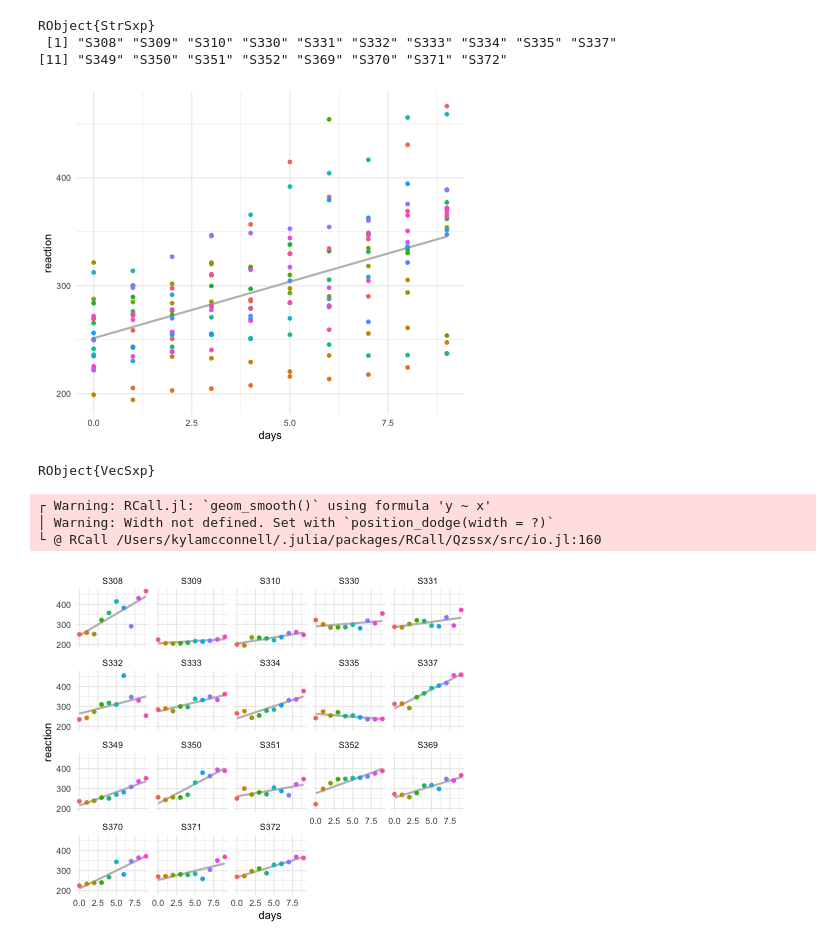
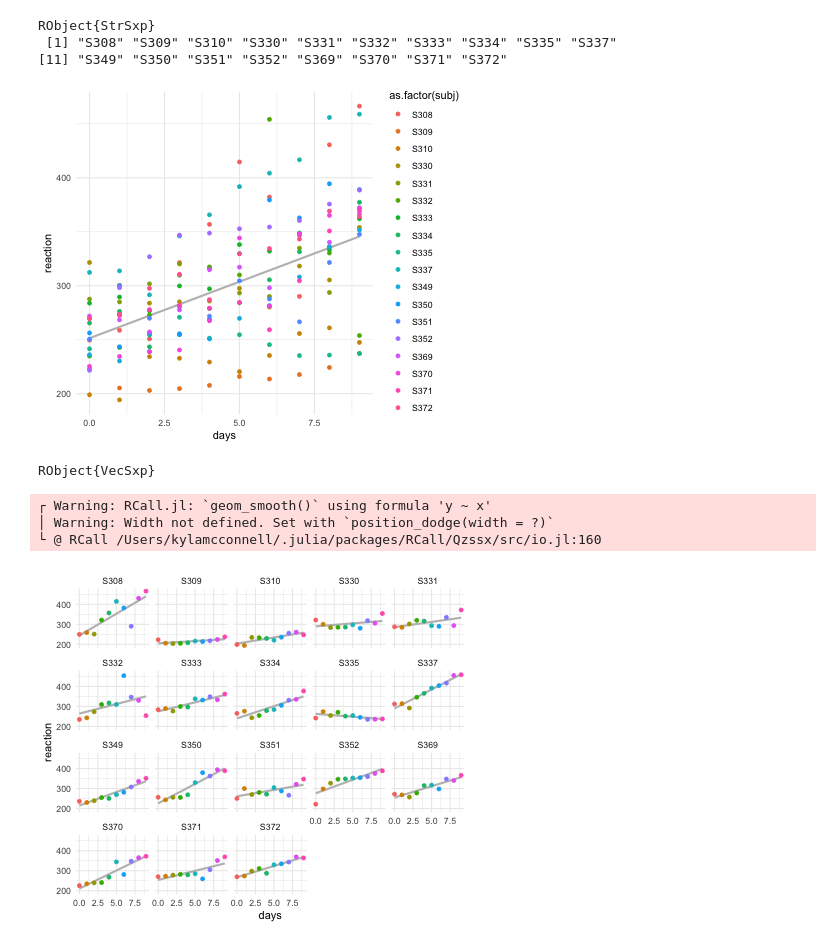
Before and after one commit to kyla-mcconnell/juliaR, a Jupyter notebook: Julia for R Lovers 2.ipynb, the cells around one changed output. Drawn from its saved outputs; the diff is of its cells as text; code cells hidden in the pictures.

```diff
--- a/Julia for R Lovers 2.ipynb
+++ b/Julia for R Lovers 2.ipynb
@@ -93,12 +105,12 @@ RObject{StrSxp}
 # %%
 R"""
 ggplot(sleep, aes(x= days, y = reaction)) +
   geom_smooth(method = "lm", color = "grey", se = F) +
-  geom_point(aes(color = as.factor(subj)), position = "dodge", show.legend = FALSE) +
+  geom_point(aes(color = as.factor(subj)), position = "dodge") +
   theme_minimal()
 """
 # %% [output]
-[figure, old version]
+[figure, new version]
 RObject{VecSxp}
 ┌ Warning: RCall.jl: `geom_smooth()` using formula 'y ~ x'
 │ Warning: Width not defined. Set with `position_dodge(width = ?)`
```
Also changed, not shown: parts of 12 cells of this notebook, 4 other files.
